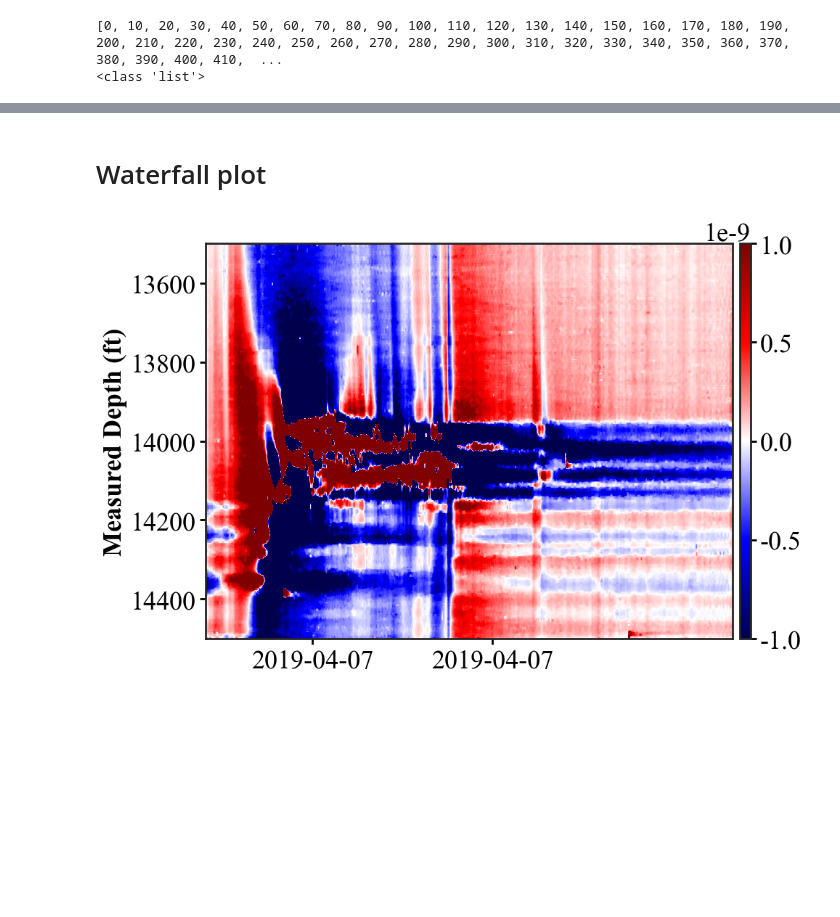
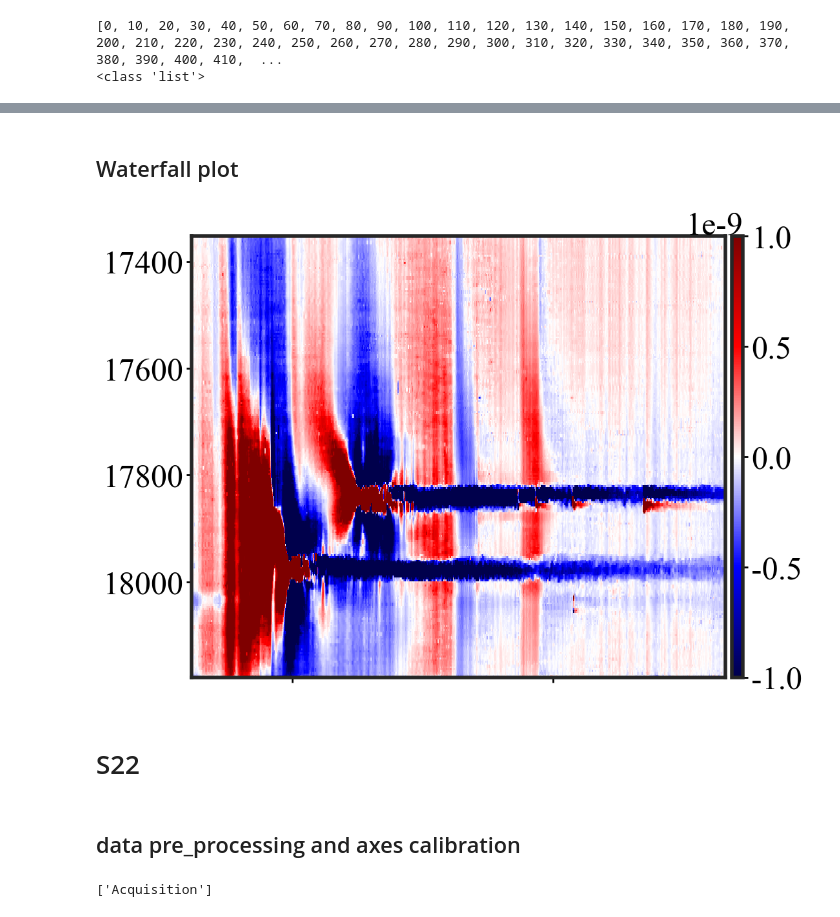
Before and after one commit to felix-mao-1516/plot-for-research-, a Jupyter notebook: HFTS2.ipynb, the cells around one changed output, grey strips where cells are left out. Cells and saved outputs as stored; diff of their text form; code cells hidden in the pictures; blank space fills up the shorter version.

```diff
--- a/HFTS2.ipynb
+++ b/HFTS2.ipynb
@@ -92,7 +94,7 @@ from jin_pylib import Data2D_XT
 # Read h5 files
 # f1 = h5py.File('C:/Users/fengxiang.mao/Desktop/Devon data/HFTS-1_Devon/20220707/Evo 3 (refrac)/Neubrex_DSS_strain/Zgabay A14H - refrac - strain change.h5','r')
 # merged_data = h5py.File('C:/Users/fengxiang.mao/Desktop/HFTS2_dataset/stage6/merged_stage6_preserve_time.h5','r')
-merged_data = h5py.File('C:/Users/fengxiang.mao/Desktop/HFTS2_dataset/stage22/merged_stage22_preserve_time.h5','r')
+merged_data = h5py.File('C:/Users/fengxiang.mao/Desktop/HFTS2_dataset/stage6/merged_stage6_preserve_time.h5','r')
 print(list(merged_data.keys()))
 # %% [output]
 ['Acquisition']
@@ -126,3 +128,9 @@ print(pd.DataFrame(pchange))
+# %%
+start = pd.Timestamp("2019-04-07 03:31:27")
+end   = pd.Timestamp("2019-04-07 09:00:27")
+realtime = pd.to_datetime(time_relative, unit='us')
+mask = (realtime >= start) & (realtime <= end)
+t_cut = realtime[mask]
 # %%
 # convert the strain data to numpy array
 pchange = np.array(pchange)
@@ -237,9 +245,9 @@ t_axis =  t_intrvl * np.arange(dstrain.shape[-1])          # array([1, 146, 291,
 t_axis = t_axis.tolist()
 print(t_axis)
 print(type(t_axis))
-# start_time = datetime.datetime(2019,4,1,18,00,47)
+start_time = datetime.datetime(2019,4,1,18,00,47)
 
-start_time = datetime.datetime(2019,4,7,3,31,27)
+# start_time = datetime.datetime(2019,4,7,3,31,27)
 # start_time = datetime.datetime(2019,4,7,1,51,27)
 # print(start_time)
 # %% [output]
@@ -397,7 +405,7 @@ data_clean = denoise_pipeline(
     depth_win=3
 )
 # %% [markdown]
-# Waterfall plot
+## Waterfall plot
 # %%
 # Figure format
 rc = {'axes.facecolor':'white',
@@ -412,11 +420,11 @@ rc = {'axes.facecolor':'white',
       'mathtext.fontset': 'stix',     # 关键：让 μ、ε 等用 STIX（Times 风格）
       'axes.unicode_minus': False,    # 让负号显示为正常的连字符
 
-      'axes.labelsize': 26,         # X、Y 轴标题字体
+      'axes.labelsize': 36,         # X、Y 轴标题字体
       'axes.labelweight': 'bold',   # X、Y 轴标题加粗
-      'xtick.labelsize': 26,        # X轴刻度文字
-      'ytick.labelsize': 26,        # Y轴刻度文字
-      'legend.fontsize': 20,       # 图例字体
+      'xtick.labelsize': 36,        # X轴刻度文字
+      'ytick.labelsize': 36,        # Y轴刻度文字
+      'legend.fontsize': 36,       # 图例字体
 
       # 线宽与颜色顺序
       'lines.linewidth': 2.25,      # 所有线条默认 2.25 pt
@@ -431,7 +439,7 @@ rc = {'axes.facecolor':'white',
       'ytick.major.width': 2.0,
 
       # 坐标轴（内框）线宽
-      'axes.linewidth': 2.0,
+      'axes.linewidth': 4.0,
       }
 # lack of font size
 plt.rcParams.update(rc)
@@ -448,10 +456,10 @@ DASdata.start_time = start_time       # 搭配 use_timestamp=True 才能显示
 
 #adjust the size
 
-fig, ax = plt.subplots(figsize=(9, 6), layout='constrained')  # 宽 12 英寸，高 6 英寸
+fig, ax = plt.subplots(figsize=(10, 7), layout='constrained')  # 宽 12 英寸，高 6 英寸
 
 # DASdata.plot_waterfall(timescale='second',use_timestamp=True,timefmt = '%m/%d\n%H:%M:%S.{ms}')
-DASdata.plot_waterfall(timescale='second', use_timestamp=True, cmap=plt.get_cmap('seismic'), xtickN=5, interpolation='antialiased')#interpolation='nearest' 或 'bilinear' #antialiased
+DASdata.plot_waterfall(timescale='second', use_timestamp=True, cmap=plt.get_cmap('seismic'), xtickN=5, interpolation='nearest')#interpolation='nearest' 或 'bilinear' #antialiased
 
 ax = plt.gca()
 im = ax.images[-1]
@@ -462,46 +470,51 @@ cbar = fig.colorbar(im,cax=cax, ax=ax) # pad 调整颜色条与图的距离pad
 
 # cbar.set_label(r'Strain change, $\mu\varepsilon$', rotation=90, labelpad=10)
 # plt.clim(-1e-8, 1e-8)
-# cbar.set_ticks([-1e-9, -0.5e-9, 0, 0.5e-9, 1e-9])                 # 或 cbar.ax.yaxis.set_major_locator(FixedLocator([...]))
+cbar.set_ticks([-1e-9, -0.5e-9, 0, 0.5e-9, 1e-9])                 # 或 cbar.ax.yaxis.set_major_locator(FixedLocator([...]))
 # cbar.set_ticklabels([r'$-1$', r'$-0.5$', r'$0$', r'$0.5$', r'$1$'])
 
 
-ax.set_ylabel("Measured Depth (ft)", fontweight='bold')
+# ax.set_ylabel("Measured Depth (ft)", fontweight='bold')
 # ax.set_xlabel("Date",     fontweight='bold')
 
 #S6
 # # X 轴
-# ax.set_xticks([datetime.datetime(2019,4,1,19,00,00),datetime.datetime(2019,4,1,23,00,00)])                     # 位置（数据坐标）
+ax.set_xticks([datetime.datetime(2019,4,1,19,20,00),datetime.datetime(2019,4,1,22,45,00)])                     # 位置（数据坐标）
 # ax.set_xticklabels(['2019-04-01','2019-04-01'])     # 文本（与上面位置一一对应）
 
 # ax.set_yticks([17400, 17600, 17800,18000])                     # 位置（数据坐标）
 # ax.set_yticklabels(['17400', '17600', '17800', '18000'])     # 文本（与上面位置一一对应）
 
 
 # S22
-ax.set_xticks([start_time + timedelta(minutes=80), datetime.datetime(2019,4,7,7,6,27)])                     # 位置（数据坐标）
-ax.set_xticklabels(['2019-04-07','2019-04-07'])     # 文本（与上面位置一一对应）
-ax.set_yticks([13600, 13800, 14000, 14200, 14400])                     # 位置（数据坐标）
-ax.set_yticklabels(['13600', '13800', '14000', '14200', '14400'])     # 文本（与上面位置一一对应）
+# ax.set_xticks([start_time + timedelta(minutes=150), datetime.datetime(2019,4,1,17,6,27)+ timedelta(minutes=40)])                     # 位置（数据坐标）
+# ax.set_xticklabels(['2019-04-07','2019-04-07'])     # 文本（与上面位置一一对应）
+ax.set_xticklabels(['',''])
+# ax.set_yticks([13600, 13800, 14000, 14200, 14400])                     # 位置（数据坐标）
+# ax.set_yticklabels(['13600', '13800', '14000', '14200', '14400'])     # 文本（与上面位置一一对应/）
 
 
 
 
 # 均匀间隔
 # ax.xaxis.set_major_locator(MultipleLocator(3600))     # 每 3600 秒一个大刻度
 # ax.yaxis.set_major_locator(MultipleLocator(5000))     # 每 2000 ft 一个大刻度
 
 # # 控制刻度文本格式（自定义函数）
 # ax.xaxis.set_major_formatter(FuncFormatter(lambda v, pos: f'{v/3600:.1f} h'))
 # ax.yaxis.set_major_formatter(FuncFormatter(lambda v, pos: f'{v:.0f}'))
 
 
 
 
 
 
 # plt.tight_layout()
-# plt.savefig('waterfall_HFTS2_S22_v2.png', dpi=600, bbox_inches='tight', pad_inches=0.05)
+plt.savefig('waterfall_HFTS2_S6_v2.png', dpi=600, bbox_inches='tight', pad_inches=0.05)
 # plt.savefig('waterfall_HFTS2_S22.png')
 # %% [output]
-[figure, old version]
+[figure, new version]
+# %% [markdown]
+# S22
+# %% [markdown]
+## data pre_processing and axes calibration
@@ -507,0 +543,8 @@ ax.set_yticklabels(['13600', '13800', '14000', '14200', '14400'])     # 文本
+# %%
+# Read h5 files
+# f1 = h5py.File('C:/Users/fengxiang.mao/Desktop/Devon data/HFTS-1_Devon/20220707/Evo 3 (refrac)/Neubrex_DSS_strain/Zgabay A14H - refrac - strain change.h5','r')
+# merged_data = h5py.File('C:/Users/fengxiang.mao/Desktop/HFTS2_dataset/stage6/merged_stage6_preserve_time.h5','r')
+merged_data = h5py.File('C:/Users/fengxiang.mao/Desktop/HFTS2_dataset/stage22/merged_stage22_preserve_time.h5','r')
+print(list(merged_data.keys()))
+# %% [output]
+['Acquisition']
```
Also changed, not shown: parts of 25 cells of this notebook, 7 other files.
